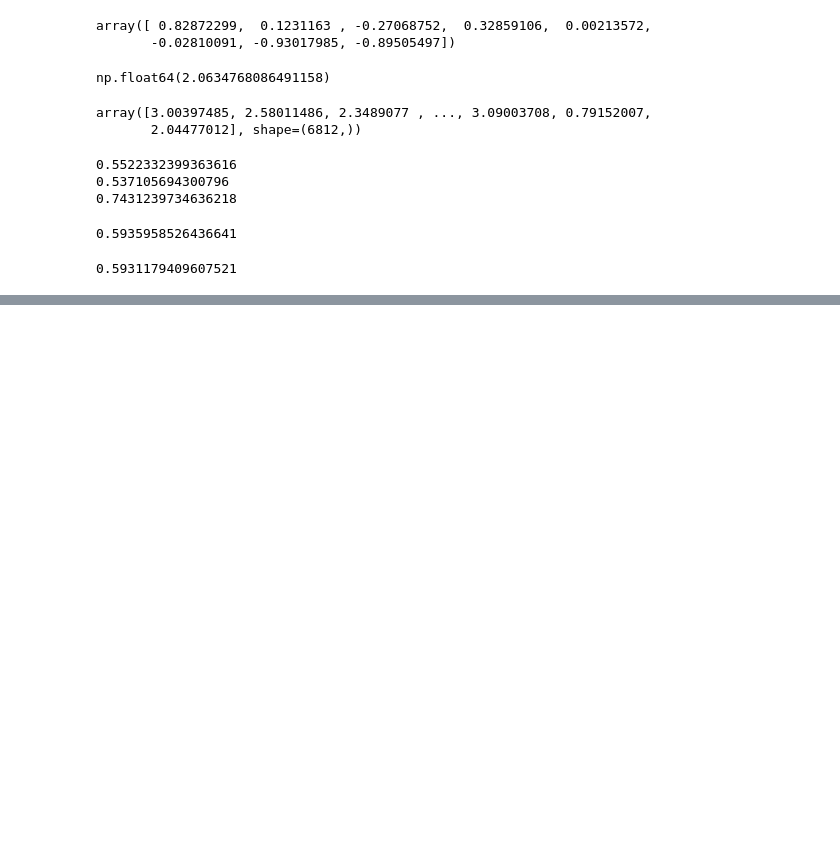
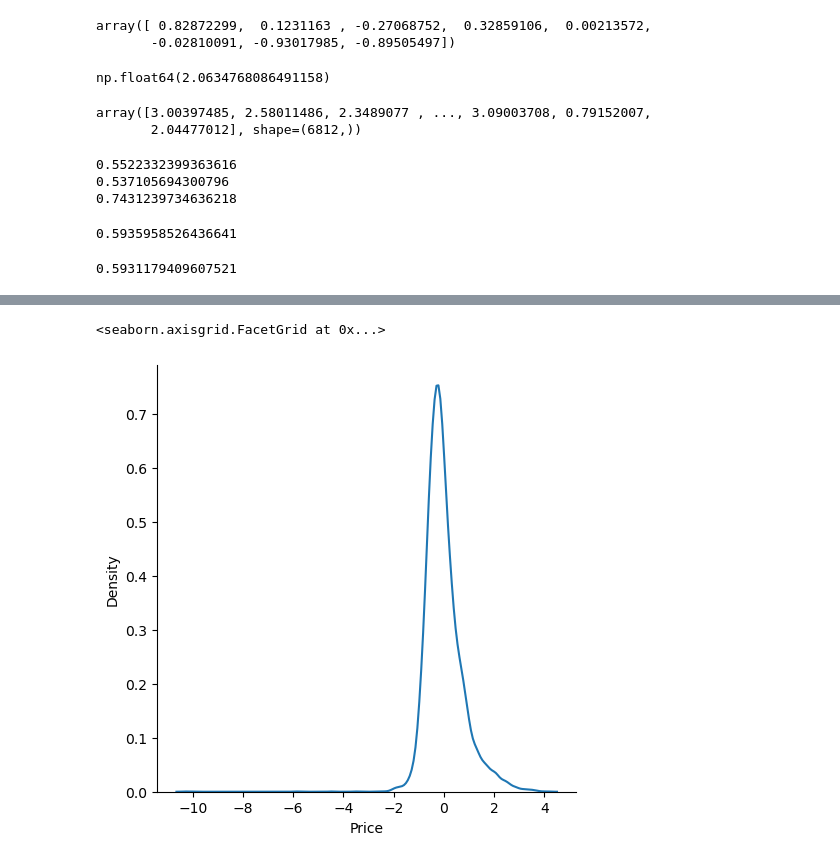
Before and after one commit to ehtishamsher/all_regression_models_projects, a Jupyter notebook: multiple_linear_regression.ipynb, the cells around one changed output, grey strips where cells are left out. Saved outputs shown, nothing was run; the diff lists cells and outputs as text; code cells hidden in the pictures; blank space fills up the shorter version.

```diff
--- a/multiple_linear_regression.ipynb
+++ b/multiple_linear_regression.ipynb
@@ -308,0 +335,5 @@ print(score)
+# %%
+sns.displot(residuals,kind='kde')
+# %% [output]
+<seaborn.axisgrid.FacetGrid at 0x...>
+[figure, added]
```
Also changed, not shown: parts of 10 cells of this notebook, 1 other file.
